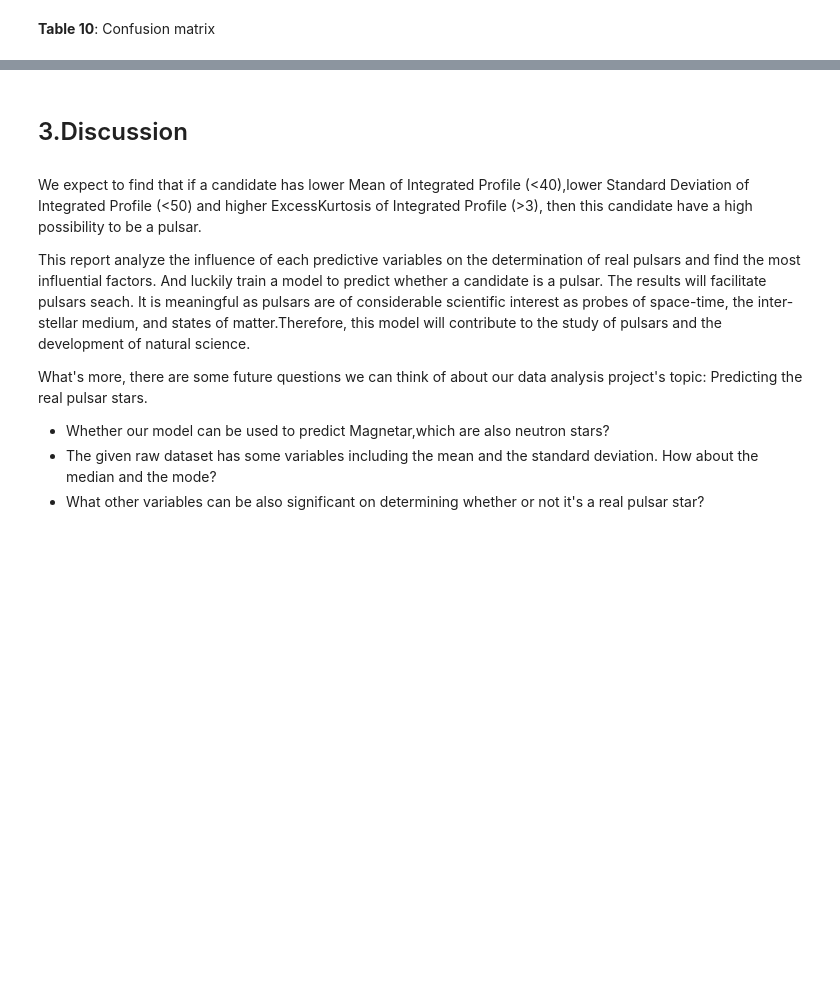
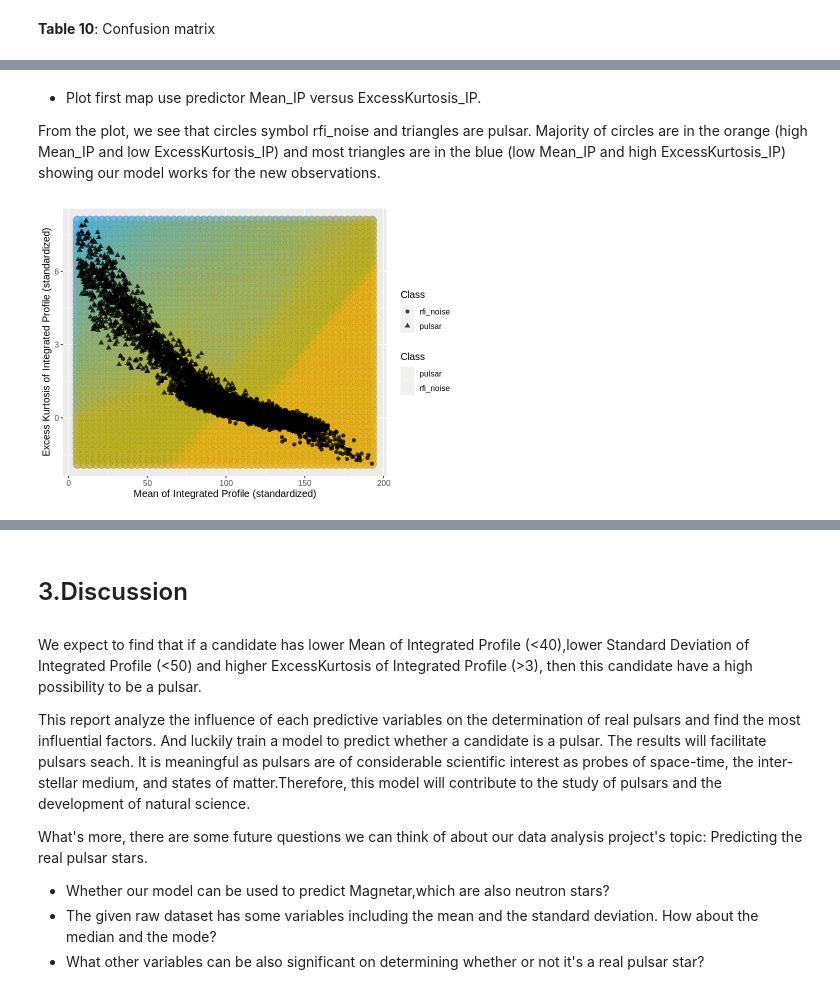
Before and after one commit to JeanetteOfficial/ActiveDSCI100_Group_006-1_proj, a Jupyter notebook: projectproposal.ipynb, the cells around one changed output, grey strips where cells are left out. Cells and saved outputs as stored; diff of their text form; code cells hidden in the pictures; blank space fills up the shorter version.

Commit message:
Finish the visualization
!!!

```diff
--- a/projectproposal.ipynb
+++ b/projectproposal.ipynb
@@ -452,7 +445,7 @@ As we can see from the plot above k=1 has the highest accuracy estimate. However
 
 Next, we build our model with best value of K. Then, pass the model specification and the training data set to the `fit()`function.
 # %%
-pulsar_spec <- nearest_neighbor(weight_func = "rectangular", neighbors = 96) %>%
+pulsar_spec <- nearest_neighbor(weight_func = "rectangular", neighbors = 81) %>%
        set_engine("kknn") %>%
        set_mode("classification")
 
@@ -547,0 +538,48 @@ autoplot(confusion, type = "mosaic", xlab="Observed Class", ylab="Predicted Clas
+# %%
+mean_ip_grid <- seq(min(pulsar_raw_data$Mean_IP),
+                max(pulsar_raw_data$Mean_IP),
+                length.out = 50)
+excesskurtosis_ip_grid <- seq(min(pulsar_raw_data$ExcessKurtosis_IP),
+                max(pulsar_raw_data$ExcessKurtosis_IP),
+                length.out = 50)
+excesskurtosis_ds_grid <- seq(min(pulsar_raw_data$ExcessKurtosis_DS),
+                max(pulsar_raw_data$ExcessKurtosis_DS),
+                length.out = 50)
+
+asgrid <- as_tibble(expand.grid(Mean_IP = mean_ip_grid,
+                                ExcessKurtosis_IP = excesskurtosis_ip_grid,
+                                ExcessKurtosis_DS= excesskurtosis_ds_grid))
+
+knnPredGrid <- predict(pulsar_fit, asgrid)
+
+prediction_table <- bind_cols(knnPredGrid, asgrid) %>%
+  rename(Class = .pred_class)
+# %% [markdown]
+* Plot first map use predictor Mean_IP versus ExcessKurtosis_IP.
+
+From the plot, we see that circles symbol rfi_noise and triangles are pulsar. Majority of circles are in the orange (high Mean_IP and low ExcessKurtosis_IP) and most triangles are in the blue (low Mean_IP and high ExcessKurtosis_IP) showing our model works for the new observations.
+# %%
+wkflw_plot_1 <-
+  ggplot() +
+  geom_point(data = prediction_table,
+             mapping = aes(x = Mean_IP,
+                           y = ExcessKurtosis_IP,
+                           color = Class),
+             alpha = 0.02,
+             size = 5) +
+  geom_point(data = pulsar_raw_data,
+             mapping = aes(x = Mean_IP,
+                           y = ExcessKurtosis_IP,
+                           shape = Class),
+             alpha = 0.75,
+             size = 2) +
+  labs(color = "Class",
+       x = "Mean of Integrated Profile (standardized)",
+       y = "Excess Kurtosis of Integrated Profile (standardized)") +
+  scale_color_manual(labels = c("pulsar", "rfi_noise"),
+                     values = c("orange2", "steelblue2")) +
+  theme(text = element_text(size = 12))
+
+wkflw_plot_1
+# %% [output]
+[figure, added]
```
Also changed, not shown: parts of 21 cells of this notebook.
